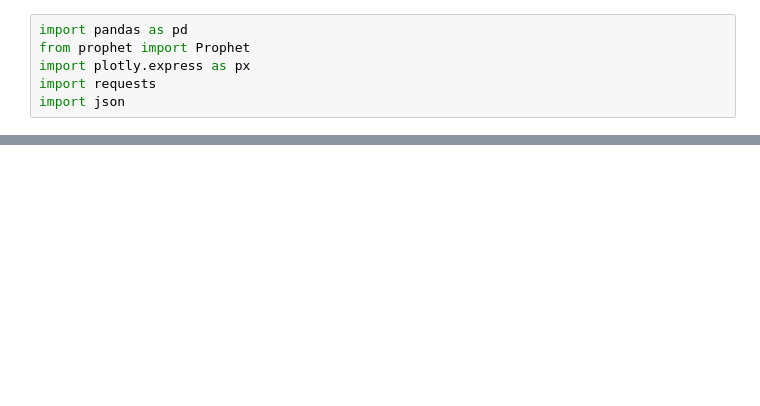
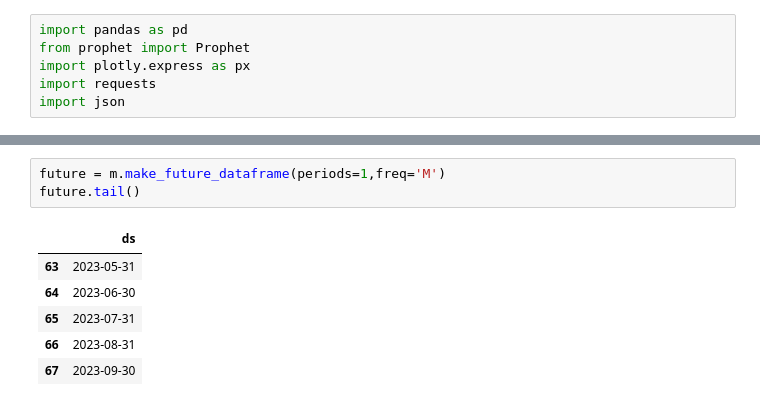
Before and after one commit to leowader/api-monitoreo-financiero, a Jupyter notebook: src/data/prediccionesDeuda.ipynb, the cells around one changed output, grey strips where cells are left out. Drawn from its saved outputs; the diff is of its cells as text; blank space fills up the shorter version.

```diff
--- a/src/data/prediccionesDeuda.ipynb
+++ b/src/data/prediccionesDeuda.ipynb
@@ -16,0 +54,10 @@ df.head()
+# %%
+future = m.make_future_dataframe(periods=1,freq='M')
+future.tail()
+# %% [output]
+|  | ds |
+| 63 | 2023-05-31 |
+| 64 | 2023-06-30 |
+| 65 | 2023-07-31 |
+| 66 | 2023-08-31 |
+| 67 | 2023-09-30 |
```
Also changed, not shown: parts of 13 cells of this notebook, 2 other files.
